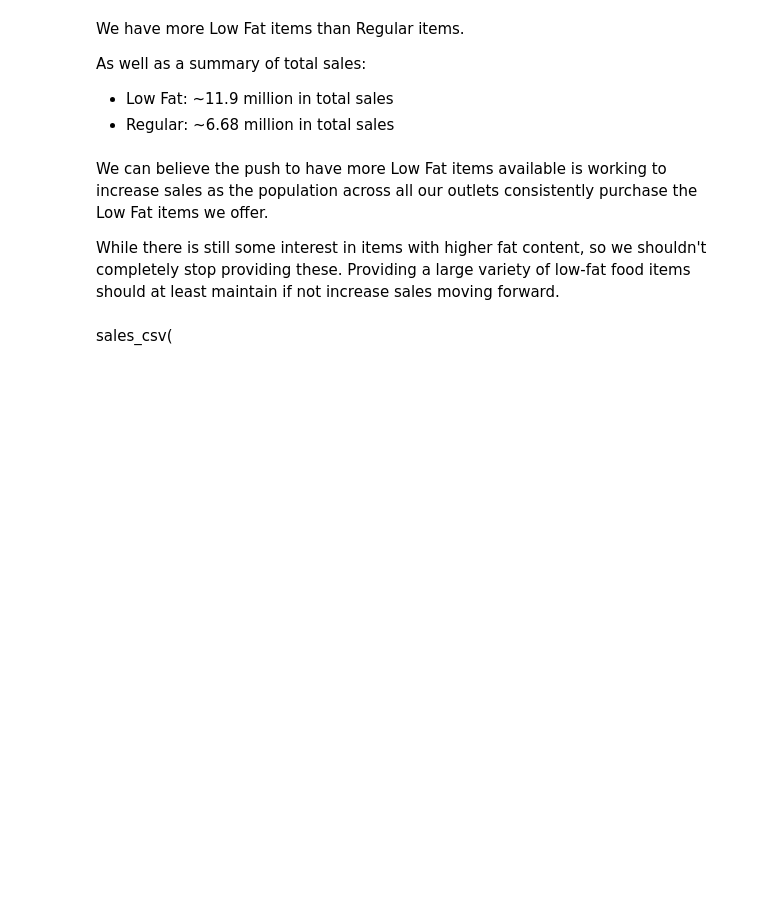
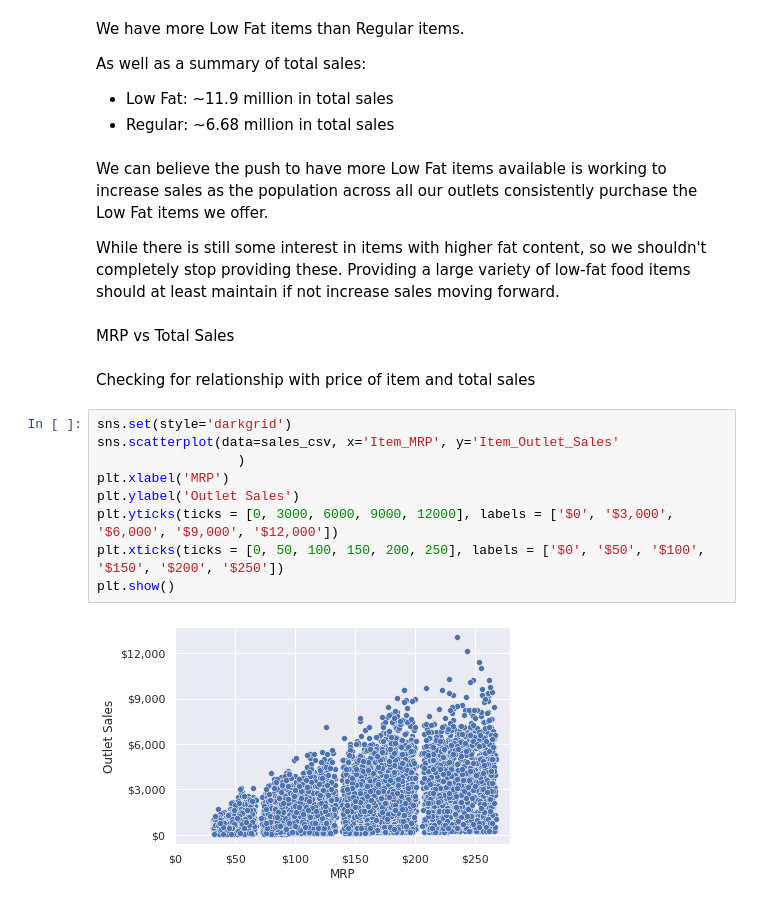
Before and after one commit to SantosAbimaelRomero/Sales-Preditions, a Jupyter notebook: Sales_Predictions_Project.ipynb, the cells around one changed output. Cells and saved outputs as stored; diff of their text form; blank space fills up the shorter version.

```diff
--- a/Sales_Predictions_Project.ipynb
+++ b/Sales_Predictions_Project.ipynb
@@ -402,5 +382,18 @@ As well as a summary of total sales:
 We can believe the push to have more Low Fat items available is working to increase sales as the population across all our outlets consistently purchase the Low Fat items we offer.
 
 While there is still some interest in items with higher fat content, so we shouldn't completely stop providing these. Providing a large variety of low-fat food items should at least maintain if not increase sales moving forward.
-# %% [markdown]
-sales_csv(
+# %% [markdown]
+MRP vs Total Sales
+# %% [markdown]
+Checking for relationship with price of item and total sales
+# %%
+sns.set(style='darkgrid')
+sns.scatterplot(data=sales_csv, x='Item_MRP', y='Item_Outlet_Sales'
+                  )
+plt.xlabel('MRP')
+plt.ylabel('Outlet Sales')
+plt.yticks(ticks = [0, 3000, 6000, 9000, 12000], labels = ['$0', '$3,000', '$6,000', '$9,000', '$12,000'])
+plt.xticks(ticks = [0, 50, 100, 150, 200, 250], labels = ['$0', '$50', '$100', '$150', '$200', '$250'])
+plt.show()
+# %% [output]
+[figure, added]
```
Also changed, not shown: parts of 8 cells of this notebook.
